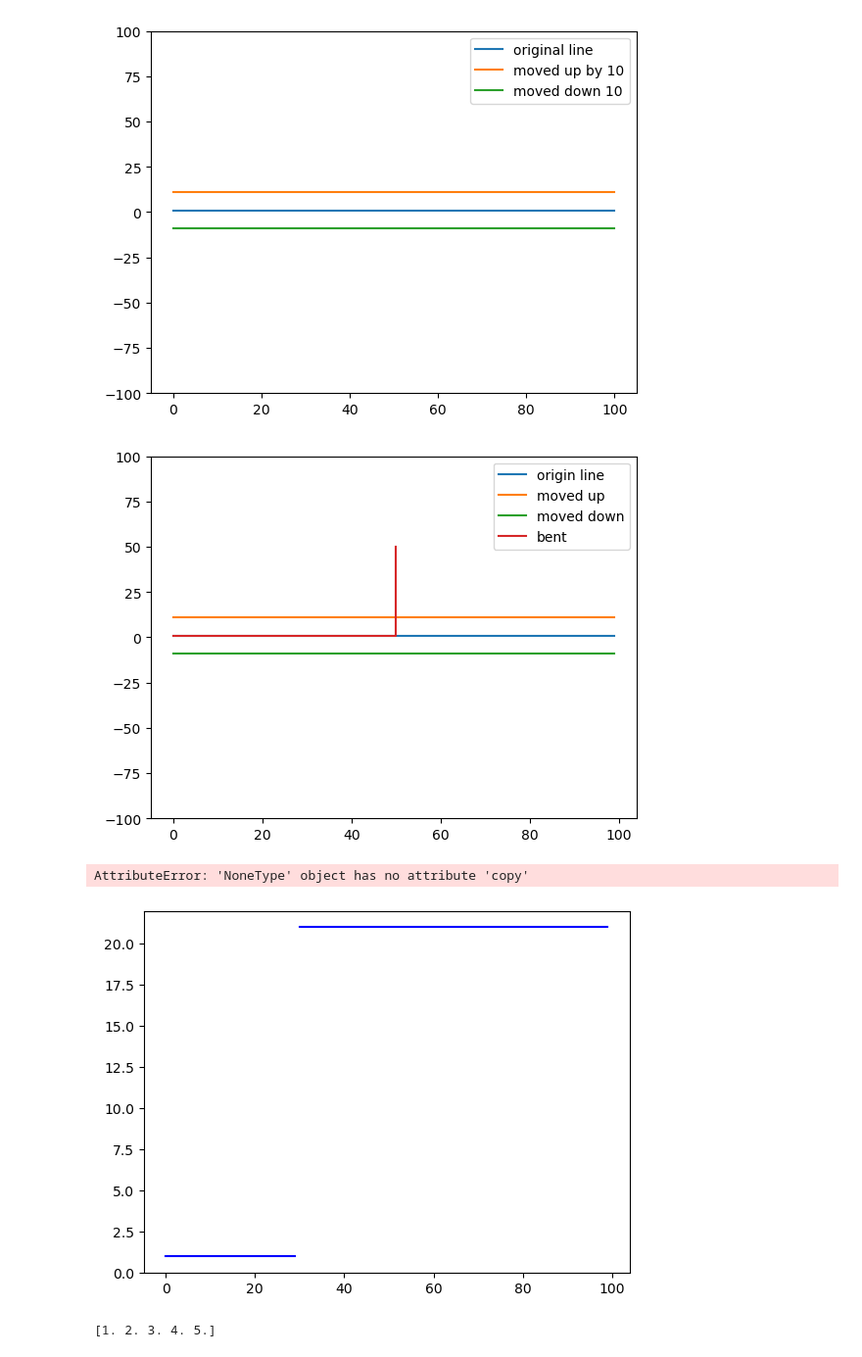
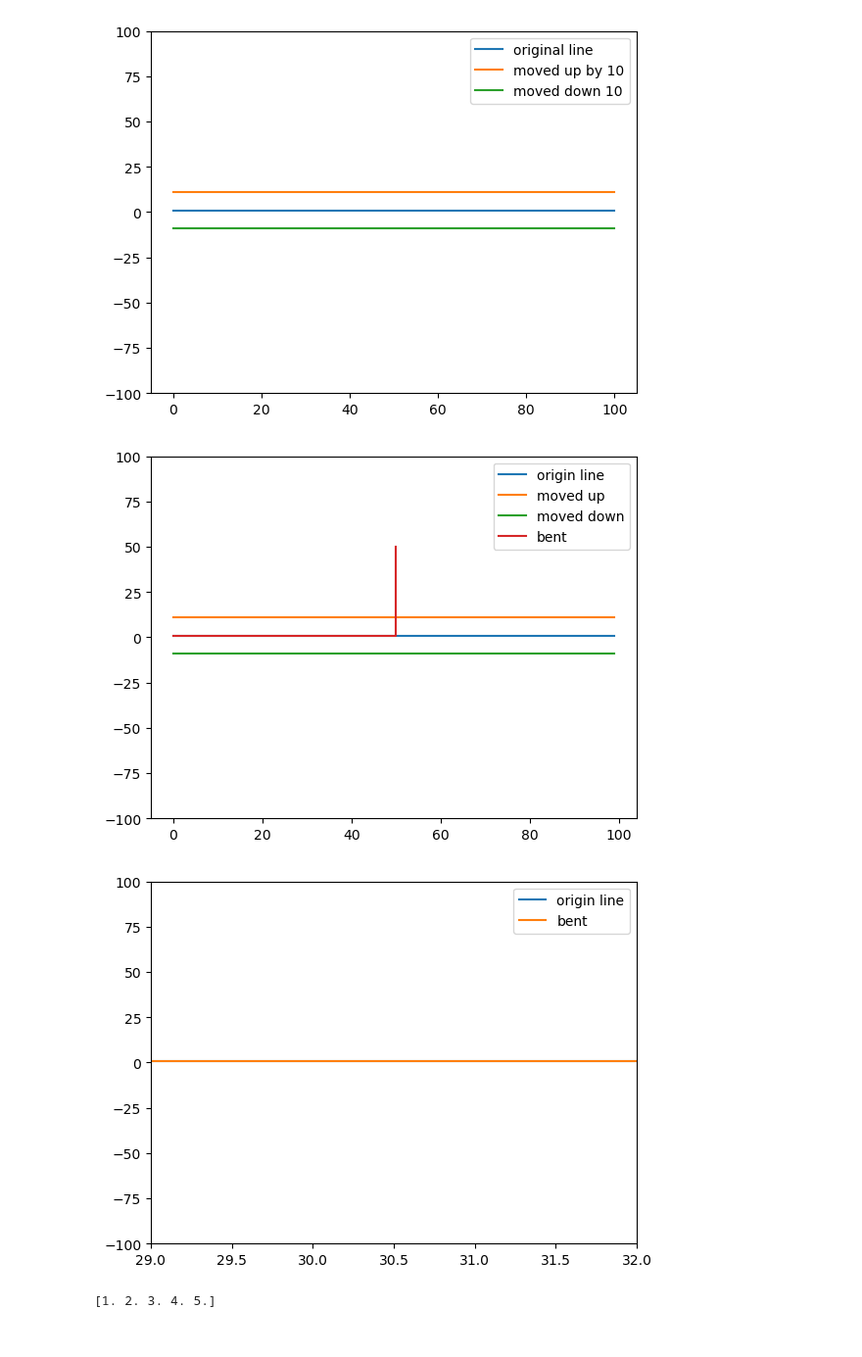
Before and after one commit to BrentGrammer/PROGNOTES, a Jupyter notebook: Chaos/iteration.ipynb, the cells around one changed output. Shown at 98% size. Saved outputs shown, nothing was run; the diff lists cells and outputs as text; code cells hidden in the pictures.

```diff
--- a/Chaos/iteration.ipynb
+++ b/Chaos/iteration.ipynb
@@ -145,48 +145,47 @@ def bend_piecewise(coords, bend_point):
     piece1 = x             * (indices < bend_point)
     piece2 = x[bend_point] * (indices >= bend_point) # hold x in place x[i]*1 for the Trues
     # y coords
     piece3 = y                * (indices < bend_point)
     piece4 = (y + increment)  * (indices >= bend_point)
 
     x = piece1+piece2
     y = piece3+piece4
 
     return np.stack((x,y))
 
-def break_line(coords, break_point):
-    # TODO: break x or break y, broken goes right or left/up/down with + or - value
-    x,y = transformed = coords.copy()
+# def break_line(coords, break_point):
+#     # TODO: break x or break y, broken goes right or left/up/down with + or - value
+#     x,y = transformed = coords.copy()
 
-    x1 = x[:break_point]
-    x2 = x[break_point:]
-    y1 = y[:break_point]
-    y2 = y[break_point:] + 20
+#     x1 = x[:break_point]
+#     x2 = x[break_point:]
+#     y1 = y[:break_point]
+#     y2 = y[break_point:] + 20
 
-    # plt.plot(x[:break_point],y1)
-    # plt.plot(x[break_point:],y2)
+#     # plt.plot(x[:break_point],y1)
+#     # plt.plot(x[break_point:],y2)
 
-    plt.plot(x1, y1, color='blue', label='Broken Line')
-    plt.plot(x2, y2, color='blue', label='')
+#     plt.plot(x1, y1, color='blue', label='Broken Line')
+#     plt.plot(x2, y2, color='blue', label='')
 
-    # return np.stack((x,np.concatenate((y1,y2))))
+#     # return np.stack((x,np.concatenate((y1,y2))))
 
 line = make_line(xy,1)
 bent = bend_piecewise(line,50)
-broken = move_line_up(break_line(line,30),20)
+# broken = move_line_up(break_line(line,30),20)
 
 plt.plot(line[0], line[1], label='origin line')
 plt.plot(bent[0],bent[1], label='bent')
 # plt.plot(broken[0],broken[1], label='broken')
 
 plt.ylim(-100,100)
 plt.xlim(29,32)
 plt.legend()
 plt.show()
 # TODO:  affine transformations: rotation, translation, scaling, reflection/reversal
 # %% [output]
 [figure]
-AttributeError: 'NoneType' object has no attribute 'copy'
-[figure, old version]
+[figure, new version]
 # %%
 # playground
 
```
Also changed, not shown: parts of 6 cells of this notebook, 2 other files.
